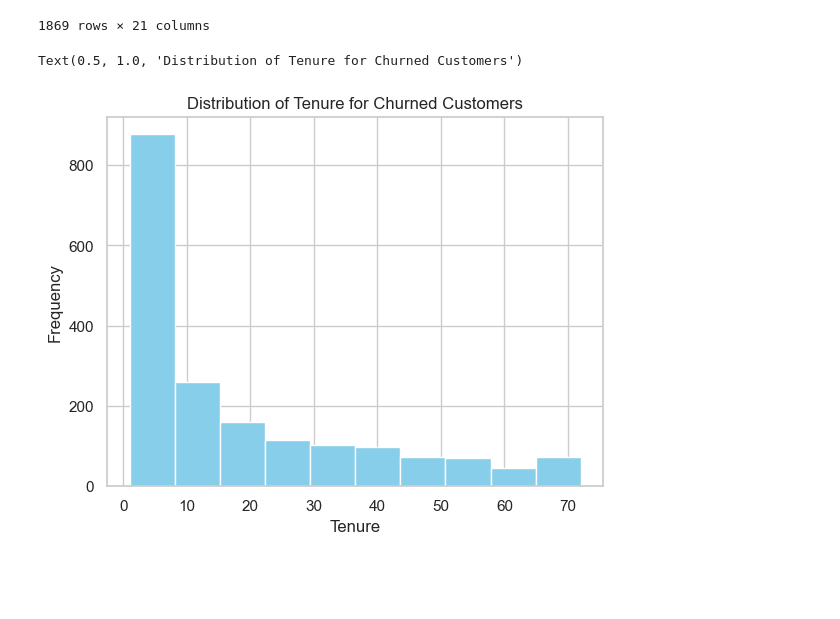
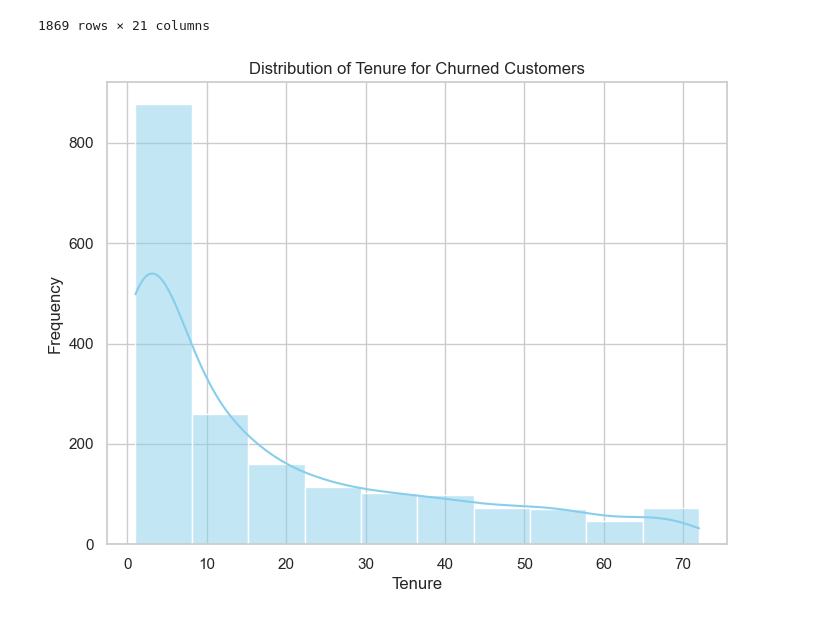
Before and after one commit to thisissteff/customer_churn_prediction, a Jupyter notebook: customer_churn.ipynb, the cells around one changed output. Drawn from its saved outputs; the diff is of its cells as text; code cells hidden in the pictures; blank space fills up the shorter version.

```diff
--- a/customer_churn.ipynb
+++ b/customer_churn.ipynb
@@ -428,12 +428,15 @@ df_churn
 | 7041 | 8361-LTMKD | Male | 1 | Yes | No | 4 | Yes | Yes | ... |
 1869 rows × 21 columns
 # %%
-plt.hist(df_churn['tenure'], bins=10, color='skyblue', edgecolor='skyblue')
+plt.figure(figsize=(8, 6))
+sns.histplot(df_churn['tenure'], bins=10, kde=True, color='skyblue')
 
 # Add labels and a title
 plt.xlabel("Tenure")
 plt.ylabel("Frequency")
 plt.title("Distribution of Tenure for Churned Customers")
+
+# Show the plot
+plt.show()
 # %% [output]
-Text(0.5, 1.0, 'Distribution of Tenure for Churned Customers')
-[figure, old version]
+[figure, new version]
```
Also changed, not shown: parts of 4 cells of this notebook.
